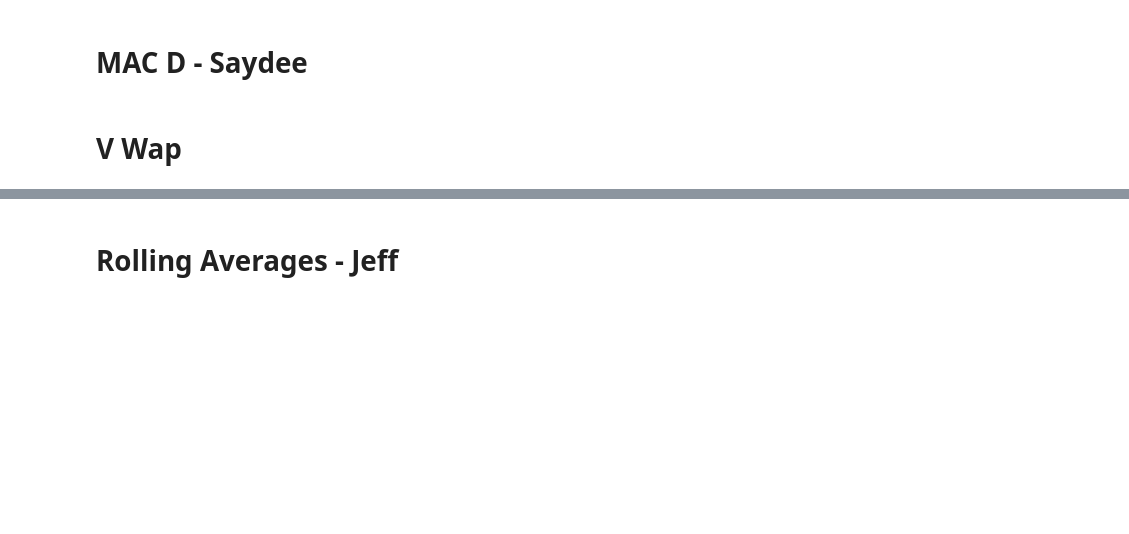
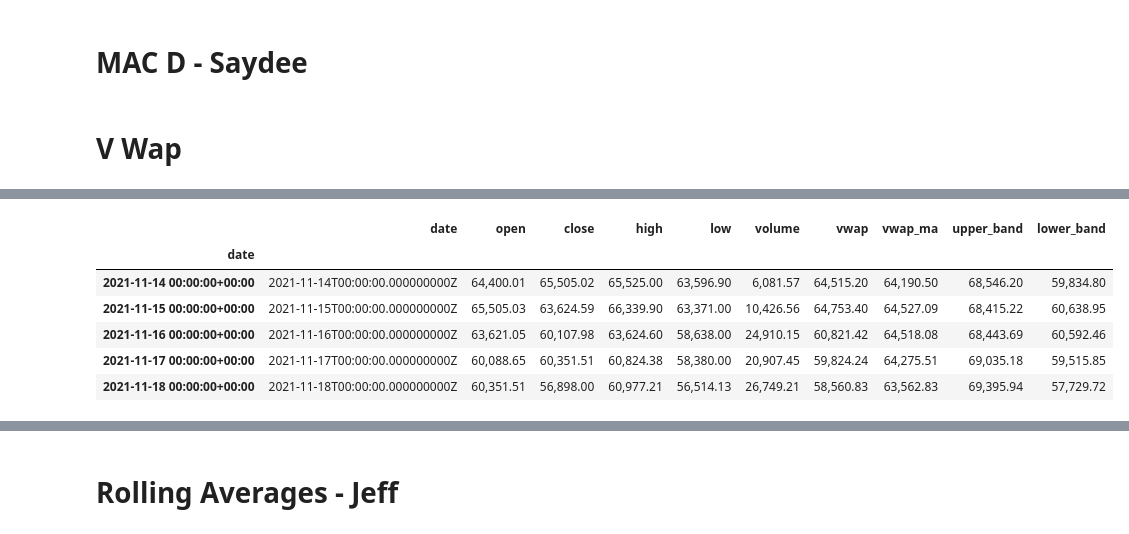
Before and after one commit to jeffreycfwang/p1t3, a Jupyter notebook: V_Wap.ipynb, the cells around one changed output, grey strips where cells are left out. Cells and saved outputs as stored; diff of their text form; code cells hidden in the pictures; blank space fills up the shorter version.

```diff
--- a/V_Wap.ipynb
+++ b/V_Wap.ipynb
@@ -145,13 +146,21 @@ vwap_df.tail()
 # %%
 #Calculate the upper and lower bands
-def vwap(data, sma, window):
+def vwap(data, vwap_ma, window):
 
-    std = data.rolling(window=window).std() #finding how far the standard deviation is away from the mean
+    std_vwap = data.rolling(window=window).std() #finding how far the standard deviation is away from the mean
 
 # bollinger bands = simple moving average +- two standard deviations away
 
-    upper_band = sma + std * 2 #creating the top band
-    lower_band = sma -std * 2 #creating the lower band
+    upper_band = vwap_ma + std_vwap * 2 #creating the top band
+    lower_band = vwap_ma - std_vwap * 2 #creating the lower band
     return upper_band, lower_band
-bb_df['upper_band'],bb_df['lower_band'] = bb(bb_df['close'], bb_df['sma'],20)
-bb_df.tail()
+vwap_df['upper_band'],vwap_df['lower_band'] = vwap(vwap_df['vwap'], vwap_df['vwap_ma'],10)
+vwap_df.tail()
+# %% [output]
+|  | date | open | close | high | low | volume | vwap | vwap_ma | upper_band | lower_band |
+| date |  |  |  |  |  |  |  |  |  |  |
+| 2021-11-14 00:00:00+00:00 | 2021-11-14T00:00:00.000000000Z | 64,400.01 | 65,505.02 | 65,525.00 | 63,596.90 | 6,081.57 | 64,515.20 | 64,190.50 | 68,546.20 | 59,834.80 |
+| 2021-11-15 00:00:00+00:00 | 2021-11-15T00:00:00.000000000Z | 65,505.03 | 63,624.59 | 66,339.90 | 63,371.00 | 10,426.56 | 64,753.40 | 64,527.09 | 68,415.22 | 60,638.95 |
+| 2021-11-16 00:00:00+00:00 | 2021-11-16T00:00:00.000000000Z | 63,621.05 | 60,107.98 | 63,624.60 | 58,638.00 | 24,910.15 | 60,821.42 | 64,518.08 | 68,443.69 | 60,592.46 |
+| 2021-11-17 00:00:00+00:00 | 2021-11-17T00:00:00.000000000Z | 60,088.65 | 60,351.51 | 60,824.38 | 58,380.00 | 20,907.45 | 59,824.24 | 64,275.51 | 69,035.18 | 59,515.85 |
+| 2021-11-18 00:00:00+00:00 | 2021-11-18T00:00:00.000000000Z | 60,351.51 | 56,898.00 | 60,977.21 | 56,514.13 | 26,749.21 | 58,560.83 | 63,562.83 | 69,395.94 | 57,729.72 |
```
Also changed, not shown: parts of 7 cells of this notebook.
